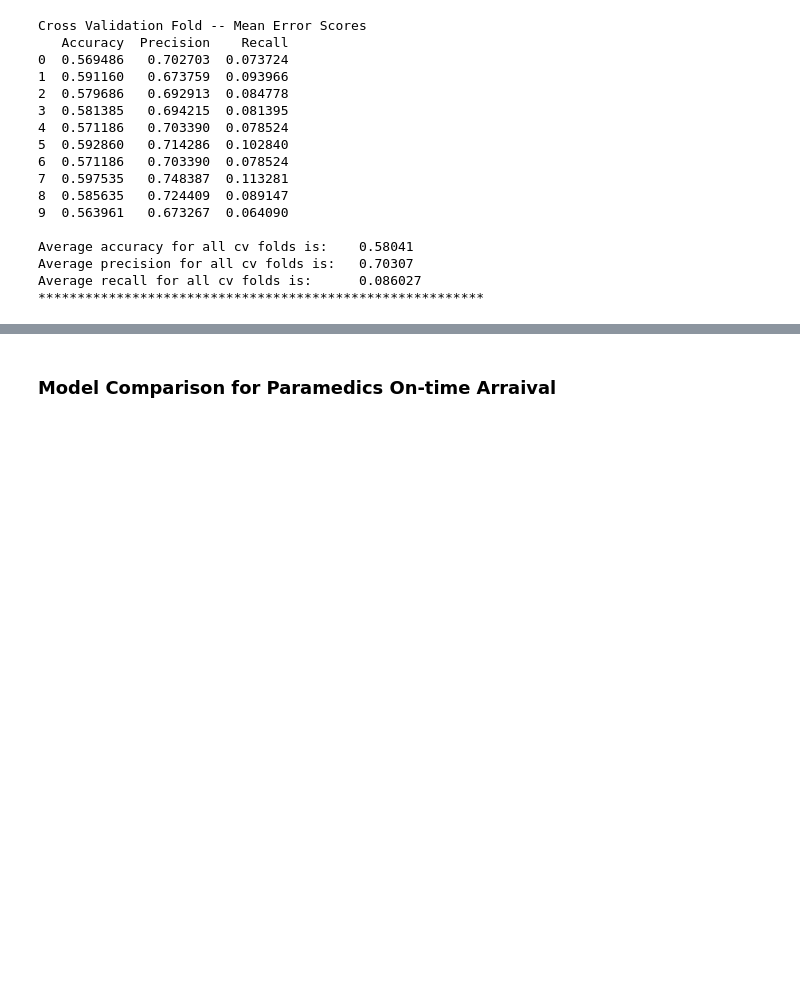
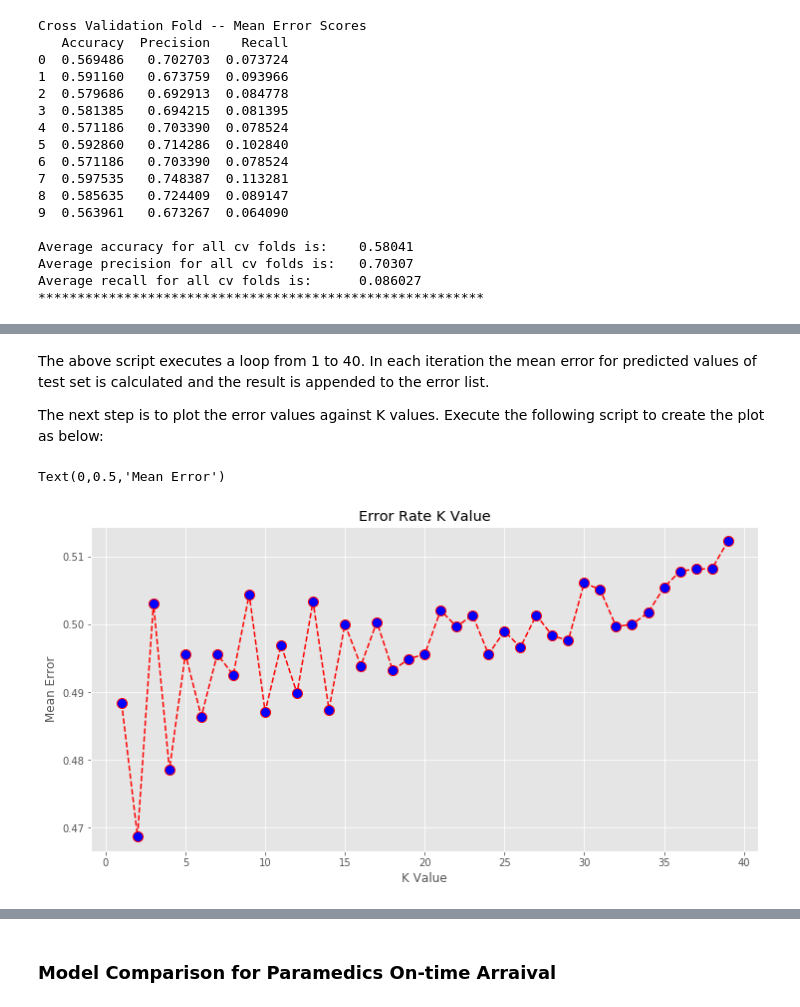
Before and after one commit to ecantu75/DataMining_Lab2, a Jupyter notebook: DataMining_LAB_2.ipynb, the cells around one changed output, grey strips where cells are left out. Drawn from its saved outputs; the diff is of its cells as text; code cells hidden in the pictures; blank space fills up the shorter version.

```diff
--- a/DataMining_LAB_2.ipynb
+++ b/DataMining_LAB_2.ipynb
@@ -1243,0 +1246,7 @@ Average recall for all cv folds is:      0.086027
+# %%
+#Training and predictions:
+#source: https://stackabuse.com/k-nearest-neighbors-algorithm-in-python-and-scikit-learn/
+
+from sklearn.neighbors import KNeighborsClassifier
+classifier = KNeighborsClassifier(n_neighbors=5)  #Initialize the value for K
+classifier.fit(X_train_scaled, yTrain)
@@ -1243,0 +1287,14 @@ Average recall for all cv folds is:      0.086027
+# %% [markdown]
+The above script executes a loop from 1 to 40. In each iteration the mean error for predicted values of test set is calculated and the result is appended to the error list.
+
+The next step is to plot the error values against K values. Execute the following script to create the plot as below:
+# %%
+plt.figure(figsize=(12, 6))
+plt.plot(range(1, 40), error, color='red', linestyle='dashed', marker='o',
+         markerfacecolor='blue', markersize=10)
+plt.title('Error Rate K Value')
+plt.xlabel('K Value')
+plt.ylabel('Mean Error')
+# %% [output]
+Text(0,0.5,'Mean Error')
+[figure, added]
```
Also changed, not shown: parts of 8 cells of this notebook.
